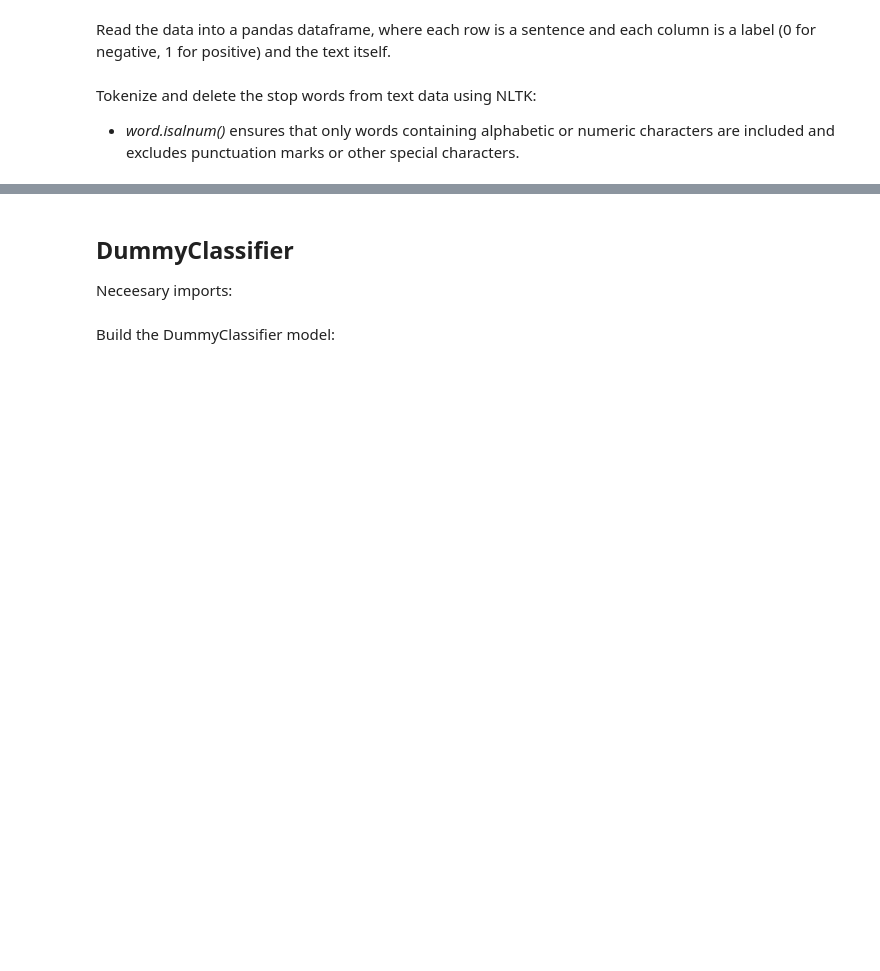
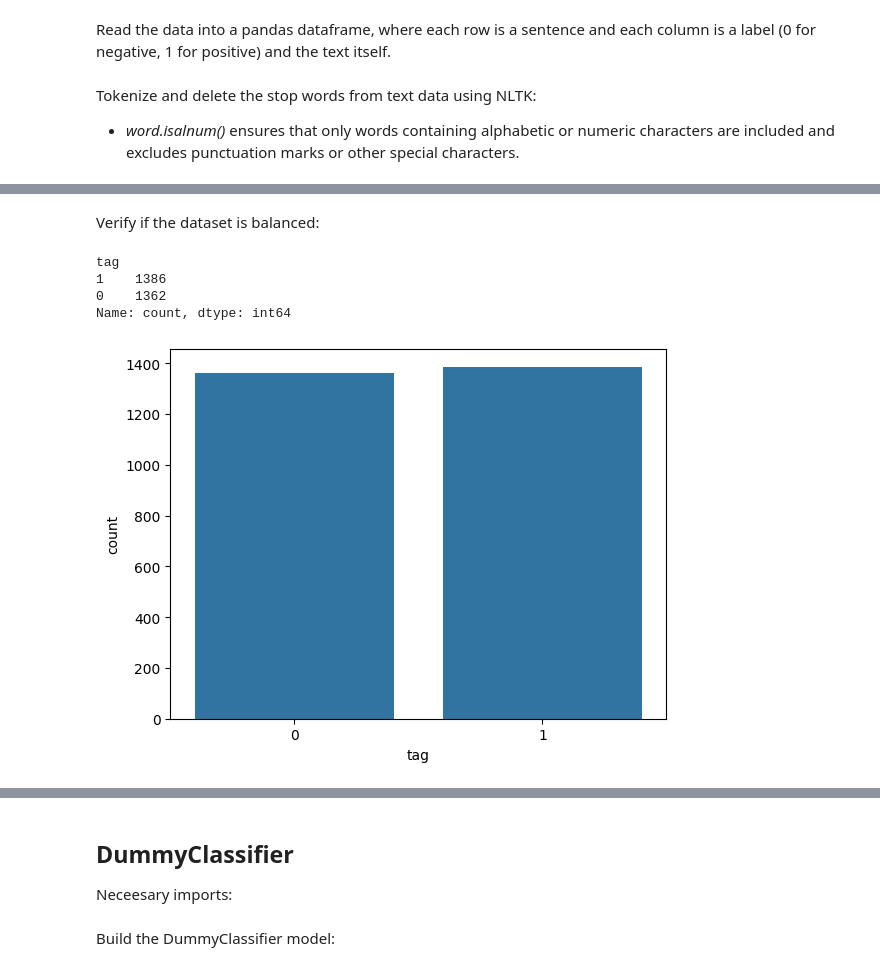
Before and after one commit to CristianPerafan/sentiment-analysisModel-ti2, a Jupyter notebook: sentimentAnalysisModel.IPYNB, the cells around one changed output, grey strips where cells are left out. Saved outputs shown, nothing was run; the diff lists cells and outputs as text; code cells hidden in the pictures; blank space fills up the shorter version.

```diff
--- a/sentimentAnalysisModel.IPYNB
+++ b/sentimentAnalysisModel.IPYNB
@@ -57,0 +92,14 @@ combined_sentiments_df = pd.concat([amazon_df, imdb_df, yelp_df], ignore_index=T
+# %% [markdown]
+Verify if the dataset is balanced:
+# %%
+combined_sentiments_df.value_counts('tag')
+# %% [output]
+tag
+1    1386
+0    1362
+Name: count, dtype: int64
+# %%
+sns.countplot(x='tag',data=combined_sentiments_df,)
+plt.show()
+# %% [output]
+[figure, added]
```
Also changed, not shown: parts of 60 cells of this notebook, 1 other file.
